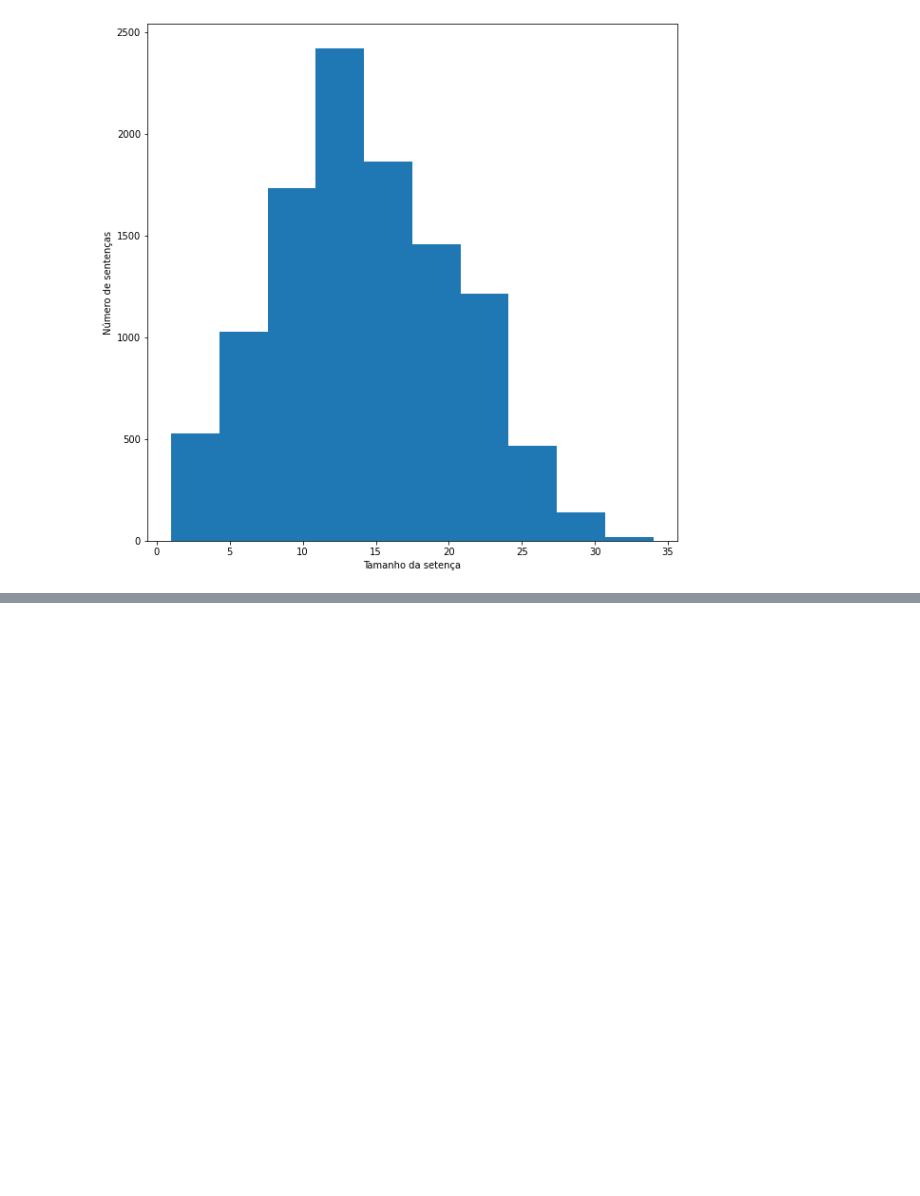
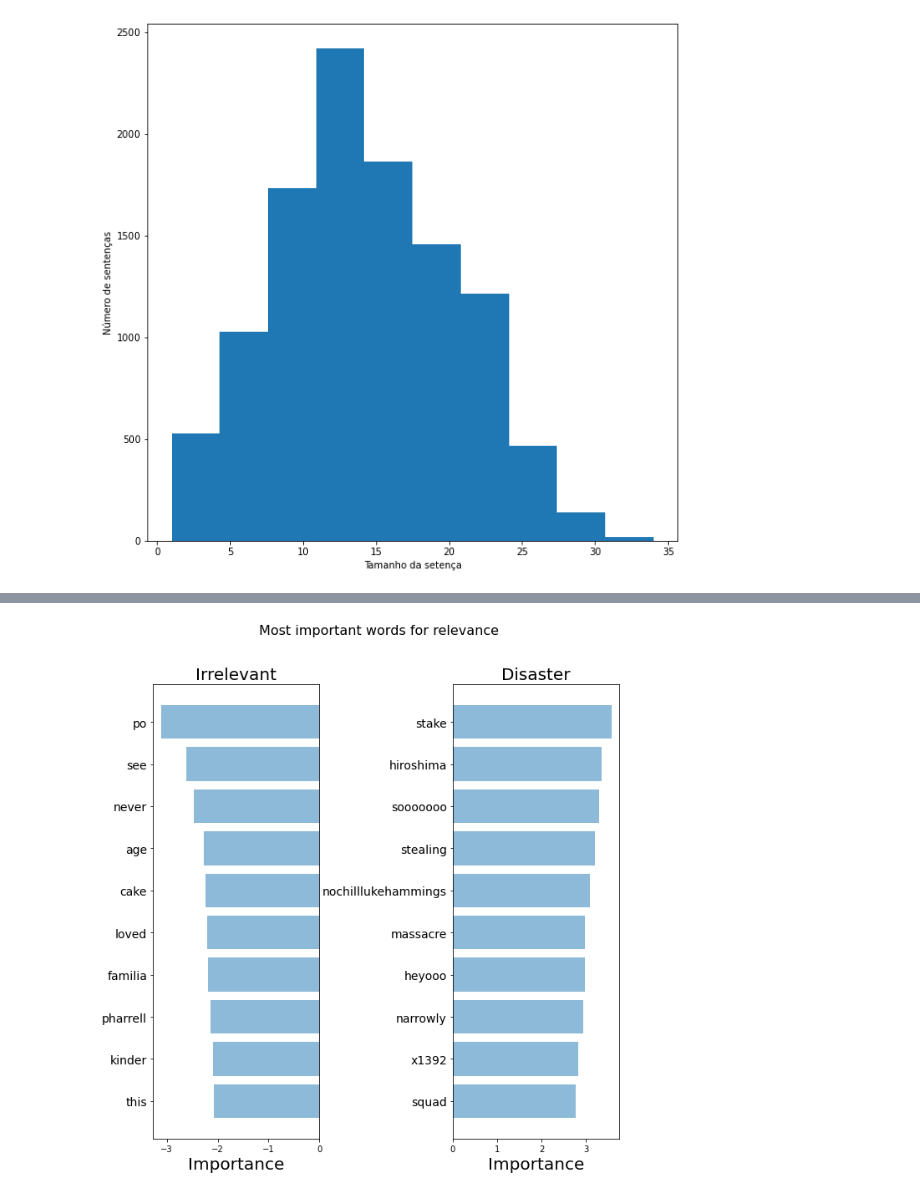
Before and after one commit to Luan144/cognitive_computing_py, a Jupyter notebook: mytrailhead/01_NLP_intro_bootcamp_academy.ipynb, the cells around one changed output, grey strips where cells are left out. Cells and saved outputs as stored; diff of their text form; code cells hidden in the pictures; blank space fills up the shorter version.

```diff
--- a/mytrailhead/01_NLP_intro_bootcamp_academy.ipynb
+++ b/mytrailhead/01_NLP_intro_bootcamp_academy.ipynb
@@ -156,0 +272,39 @@ plt.show()
+# %%
+importance = get_most_important_features(count_vectorizer, clf, 10)
+# %%
+# Método para plotar as featrues mais importantes para cada variável alvo.
+def plot_important_words(top_scores, top_words, bottom_scores, bottom_words, name):
+    y_pos = np.arange(len(top_words))
+    top_pairs = [(a,b) for a,b in zip(top_words, top_scores)]
+    top_pairs = sorted(top_pairs, key=lambda x: x[1])
+    bottom_pairs = [(a,b) for a,b in zip(bottom_words, bottom_scores)]
+    bottom_pairs = sorted(bottom_pairs, key=lambda x: x[1], reverse=True)
+    top_words = [a[0] for a in top_pairs]
+    top_scores = [a[1] for a in top_pairs]
+    bottom_words = [a[0] for a in bottom_pairs]
+    bottom_scores = [a[1] for a in bottom_pairs]
+
+    fig = plt.figure(figsize=(10, 10))
+    plt.subplot(121)
+    plt.barh(y_pos,bottom_scores, align='center', alpha=0.5)
+    plt.title('Irrelevant', fontsize=20)
+    plt.yticks(y_pos, bottom_words, fontsize=14)
+    plt.suptitle('Key words', fontsize=16)
+    plt.xlabel('Importance', fontsize=20)
+    plt.subplot(122)
+    plt.barh(y_pos,top_scores, align='center', alpha=0.5)
+    plt.title('Disaster', fontsize=20)
+    plt.yticks(y_pos, top_words, fontsize=14)
+    plt.suptitle(name, fontsize=16)
+    plt.xlabel('Importance', fontsize=20)
+    plt.subplots_adjust(wspace=0.8)
+    plt.show()
+# %%
+top_scores = [a[0] for a in importance[1]['tops']]
+top_words = [a[1] for a in importance[1]['tops']]
+bottom_scores = [a[0] for a in importance[1]['bottom']]
+bottom_words = [a[1] for a in importance[1]['bottom']]
+
+plot_important_words(top_scores, top_words, bottom_scores, bottom_words, "Most important words for relevance")
+# %% [output]
+[figure, added]
```
Also changed, not shown: parts of 24 cells of this notebook.
